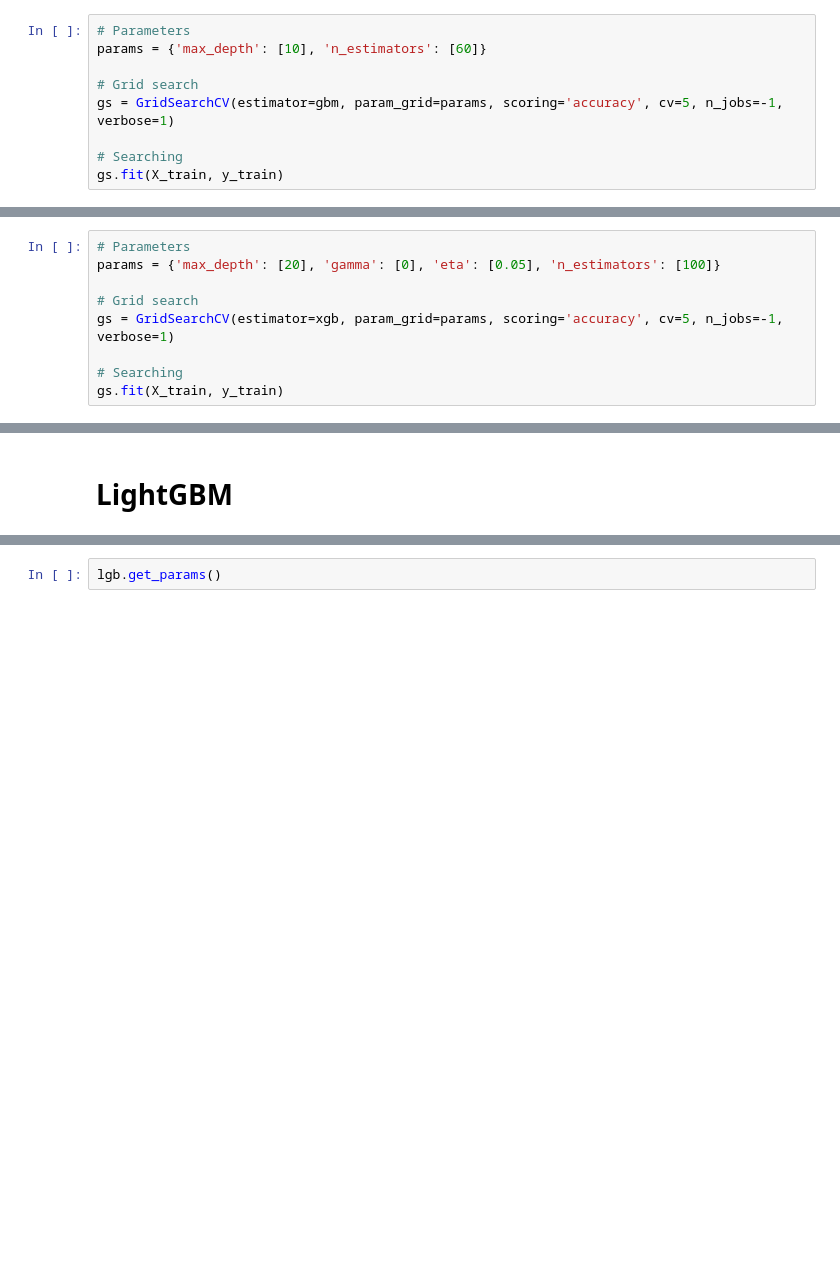
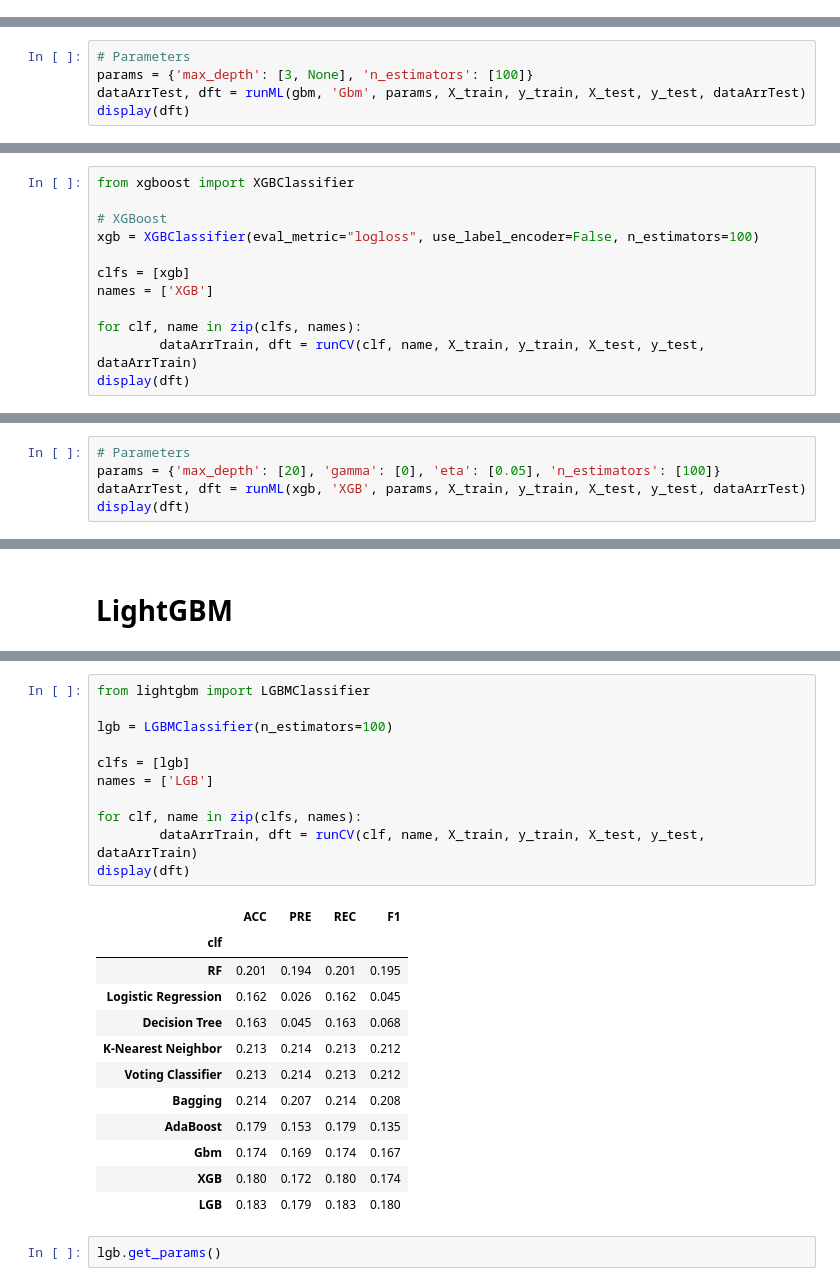
Before and after one commit to ie-ai-class/ai-2565-1, a Jupyter notebook: Topic 08 - Ensemble Learning/ex_solution/EX1.ipynb, the cells around one changed output, grey strips where cells are left out. Drawn from its saved outputs; the diff is of its cells as text; blank space fills up the shorter version.

```diff
--- a/Topic 08 - Ensemble Learning/ex_solution/EX1.ipynb
+++ b/Topic 08 - Ensemble Learning/ex_solution/EX1.ipynb
@@ -465,12 +471,3 @@ gbm.get_params()
  'validation_fraction': 0.1,
  'verbose': 0,
  'warm_start': False}
-# %%
-# Parameters
-params = {'max_depth': [10], 'n_estimators': [60]}
-
-# Grid search
-gs = GridSearchCV(estimator=gbm, param_grid=params, scoring='accuracy', cv=5, n_jobs=-1, verbose=1)
-
-# Searching
-gs.fit(X_train, y_train)
@@ -504,0 +474,5 @@ weighted avg     0.1786    0.1805    0.1743       759
+# %%
+# Parameters
+params = {'max_depth': [3, None], 'n_estimators': [100]}
+dataArrTest, dft = runML(gbm, 'Gbm', params, X_train, y_train, X_test, y_test, dataArrTest)
+display(dft)
@@ -546,0 +506,12 @@ display(dft)
+# %%
+from xgboost import XGBClassifier
+
+# XGBoost
+xgb = XGBClassifier(eval_metric="logloss", use_label_encoder=False, n_estimators=100)
+
+clfs = [xgb]
+names = ['XGB']
+
+for clf, name in zip(clfs, names):
+        dataArrTrain, dft = runCV(clf, name, X_train, y_train, X_test, y_test, dataArrTrain)
+display(dft)
@@ -567,10 +550,6 @@ xgb.get_params()
 # %%
 # Parameters
 params = {'max_depth': [20], 'gamma': [0], 'eta': [0.05], 'n_estimators': [100]}
-
-# Grid search
-gs = GridSearchCV(estimator=xgb, param_grid=params, scoring='accuracy', cv=5, n_jobs=-1, verbose=1)
-
-# Searching
-gs.fit(X_train, y_train)
+dataArrTest, dft = runML(xgb, 'XGB', params, X_train, y_train, X_test, y_test, dataArrTest)
+display(dft)
 # %% [output]
@@ -662,3 +583,27 @@ display(dft)
+# %%
+from lightgbm import LGBMClassifier
+
+lgb = LGBMClassifier(n_estimators=100)
+
+clfs = [lgb]
+names = ['LGB']
+
+for clf, name in zip(clfs, names):
+        dataArrTrain, dft = runCV(clf, name, X_train, y_train, X_test, y_test, dataArrTrain)
+display(dft)
+# %% [output]
+|  | ACC | PRE | REC | F1 |
+| clf |  |  |  |  |
+| RF | 0.201 | 0.194 | 0.201 | 0.195 |
+| Logistic Regression | 0.162 | 0.026 | 0.162 | 0.045 |
+| Decision Tree | 0.163 | 0.045 | 0.163 | 0.068 |
+| K-Nearest Neighbor | 0.213 | 0.214 | 0.213 | 0.212 |
+| Voting Classifier | 0.213 | 0.214 | 0.213 | 0.212 |
+| Bagging | 0.214 | 0.207 | 0.214 | 0.208 |
+| AdaBoost | 0.179 | 0.153 | 0.179 | 0.135 |
+| Gbm | 0.174 | 0.169 | 0.174 | 0.167 |
+| XGB | 0.180 | 0.172 | 0.180 | 0.174 |
+| LGB | 0.183 | 0.179 | 0.183 | 0.180 |
 # %%
 lgb.get_params()
 # %% [output]
```
Also changed, not shown: parts of 27 cells of this notebook, 2 other files.
